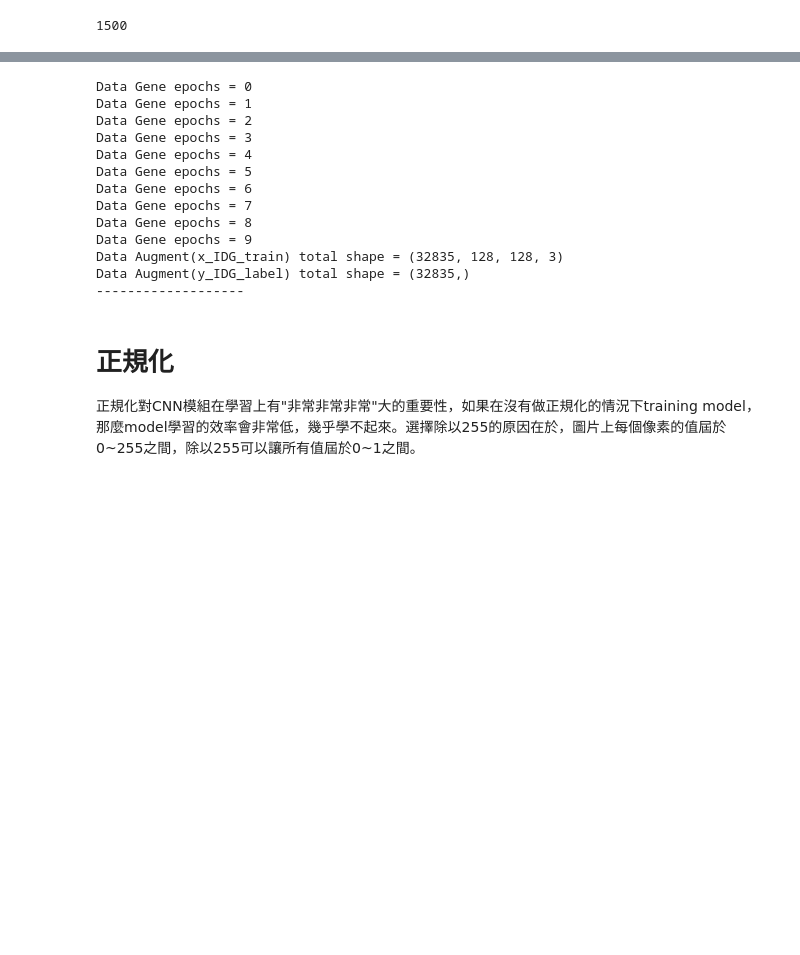
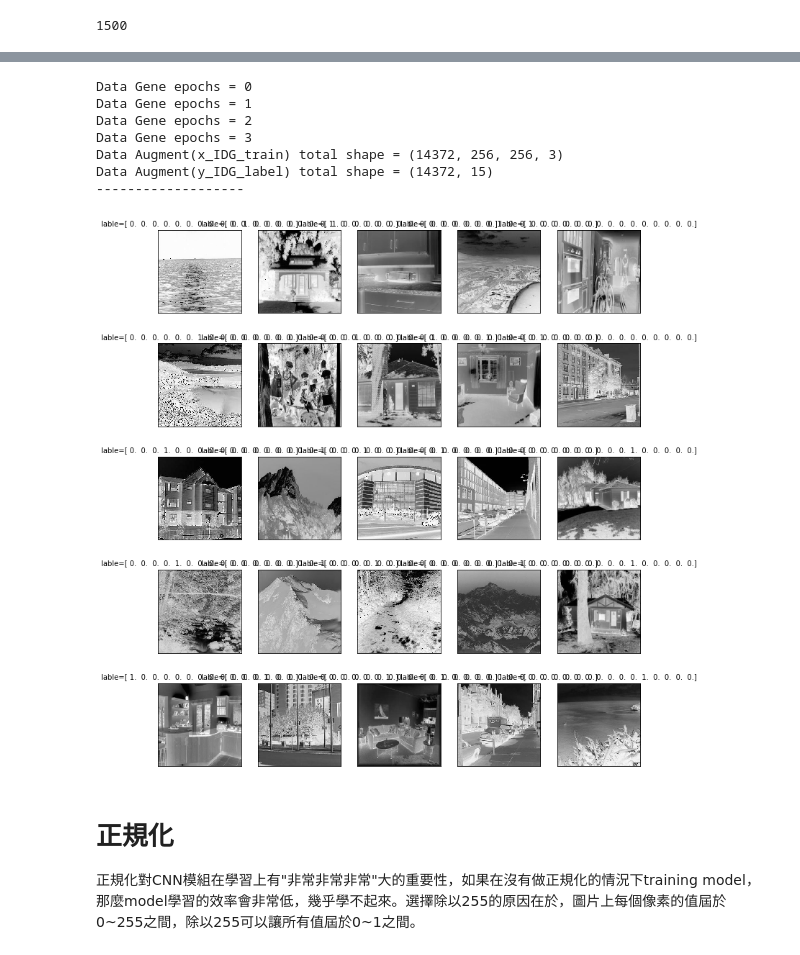
Before and after one commit to linusHung0529/AIA_DeepLearn_Where_am_i, a Jupyter notebook: AIA_Where_am_i_CNN.ipynb, the cells around one changed output, grey strips where cells are left out. Cells and saved outputs as stored; diff of their text form; code cells hidden in the pictures; blank space fills up the shorter version.

```diff
--- a/AIA_Where_am_i_CNN.ipynb
+++ b/AIA_Where_am_i_CNN.ipynb
@@ -27,7 +28,7 @@ Using TensorFlow backend.
 # %%
 #定義畫圖funtion
 import matplotlib.pyplot as plt
-def plot_images_labels_predict(images, labels, prediction, idx, num=10):
+def plot_images_labels_predict(images, labels, prediction, idx, num=25):
     fig = plt.gcf()
     fig.set_size_inches(12, 14)
     if num > 25: num = 25
@@ -86,9 +87,9 @@ image_mapping_path_df.sample(5)
 # %%
 #接著利用剛剛記下的路徑，抓取每張圖片，並設定大小
-image_width = 128
-image_high = 128
+image_width = 256
+image_high = 256
 #image_cnn_shape是我在cnn層最後每張圖片的大小，因為總共做了4次 pool每次都取2*2，所以長、寬分別剩下1/16
-image_cnn_shape = (image_width//16) * (image_high//16)
+#image_cnn_shape = (image_width//16) * (image_high//16)
 image = cv2.imread(image_mapping_path_df["path"][0])
 image = cv2.resize(image, (image_width, image_high))
 #image = cv2.cvtColor(image, cv2.COLOR_BGR2GRAY)
@@ -97,7 +98,7 @@ train = np.expand_dims(image, axis=0)
 #train = np.reshape(image, (1, 262, 200))
 train_label = np.zeros(0, dtype=float)
 train_label = np.append(train_label, image_mapping_path_df["label"][0])
-for x in range(1, len(image_mapping_path_df)):
+for x in tqdm(range(1, len(image_mapping_path_df))):
     path = image_mapping_path_df["path"][x]
     label = image_mapping_path_df["label"][x]
     image = cv2.imread(path)
@@ -137,0 +117,5 @@ print("\t[Info] Shape of test_label=%s" % (str(test_label.shape)))
+# %%
+y_TrainOneHot = np_utils.to_categorical(train_label) # 將 training 的 label 進行 one-hot encoding
+print("y_TrainOneHot.shape = ",y_TrainOneHot.shape)
+print(train_label[0]) # 檢視 training labels 第一個 label 的值
+y_TrainOneHot[:1] # 檢視第一個 label 在 one-hot encoding 後的結果, 會在第10個位置上為 1, 其他位置上為 0
@@ -182,26 +187,29 @@ data_format：字符串，“channel_first”或“channel_last”之一，代
 # %%
 from keras.preprocessing.image import ImageDataGenerator
 datagen = ImageDataGenerator(
-    featurewise_center=True,
-    featurewise_std_normalization=True,
-    rotation_range=20,
-    width_shift_range=0.2,
-    height_shift_range=0.5,
-    horizontal_flip=True,
-    vertical_flip=False)
+    featurewise_center = False,
+    samplewise_center = False,
+    featurewise_std_normalization = False,
+    samplewise_std_normalization = False,
+    rotation_range = 30,
+    shear_range = 0.4,
+    horizontal_flip = True,
+    vertical_flip = False,
+    zca_whitening = False,
+    channel_shift_range = 0.0)
 
 # 計算特徵正規化所需的數量
-datagen.fit(train)
-x_IDG_train = train
-y_IDG_label = train_label
+datagen.fit(x_train)
+x_IDG_train = x_train
+y_IDG_label = y_train
 
 #決定我要生成幾倍的資料量
-for e in range(10):
+for e in range(4):
     print('Data Gene epochs =',e)
     batches=0
     per_batch=32
     #每次的batch_size生成數據
-    for x_batch,y_batch in datagen.flow(train,train_label,batch_size=32):
+    for x_batch,y_batch in datagen.flow(x_train,y_train,batch_size=32):
         x_IDG_train = np.concatenate((x_IDG_train, x_batch), axis = 0)
         y_IDG_label = np.concatenate((y_IDG_label, y_batch), axis = 0)
         batches += 1
@@ -216,15 +224,13 @@ Data Gene epochs = 0
 Data Gene epochs = 1
 Data Gene epochs = 2
 Data Gene epochs = 3
-Data Gene epochs = 4
-Data Gene epochs = 5
-Data Gene epochs = 6
-Data Gene epochs = 7
-Data Gene epochs = 8
-Data Gene epochs = 9
-Data Augment(x_IDG_train) total shape = (32835, 128, 128, 3)
-Data Augment(y_IDG_label) total shape = (32835,)
+Data Augment(x_IDG_train) total shape = (14372, 256, 256, 3)
+Data Augment(y_IDG_label) total shape = (14372, 15)
 -------------------
+# %%
+plot_images_labels_predict(x_IDG_train,y_IDG_label, [], 0)
+# %% [output]
+[figure, added]
 # %% [markdown]
 # 正規化
 正規化對CNN模組在學習上有"非常非常非常"大的重要性，如果在沒有做正規化的情況下training model，那麼model學習的效率會非常低，幾乎學不起來。選擇除以255的原因在於，圖片上每個像素的值屆於0~255之間，除以255可以讓所有值屆於0~1之間。
```
Also changed, not shown: parts of 23 cells of this notebook, 8 other files.
